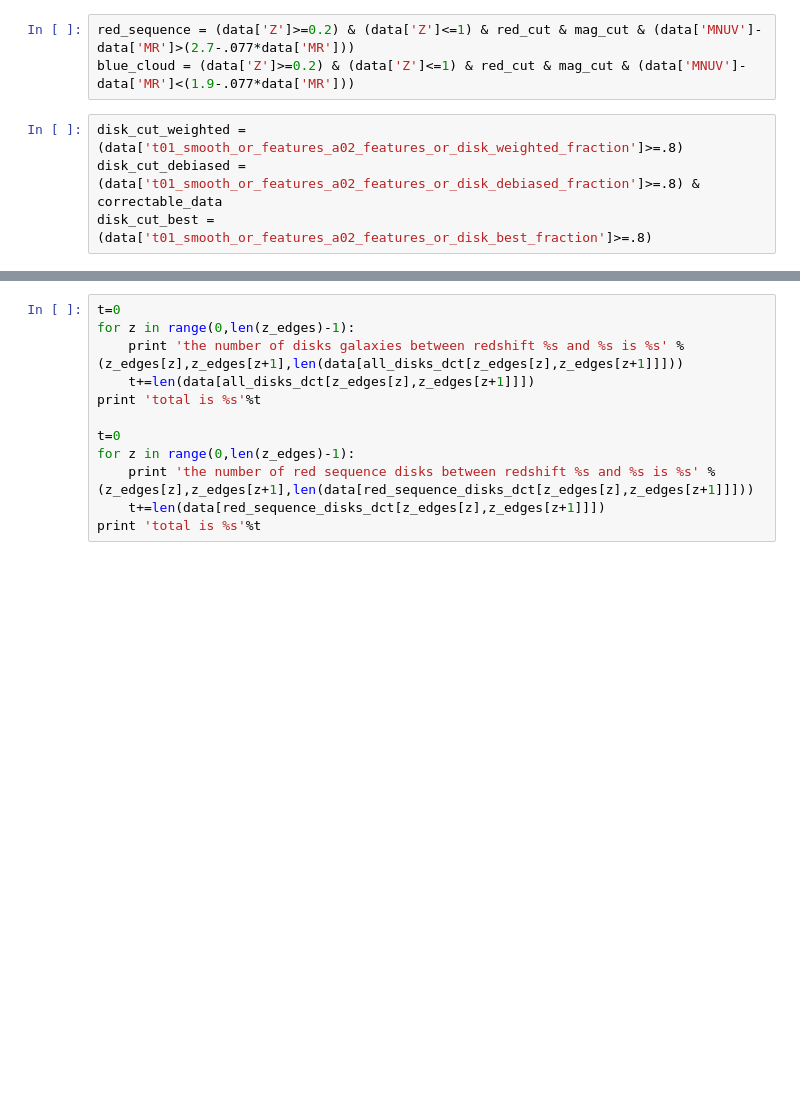
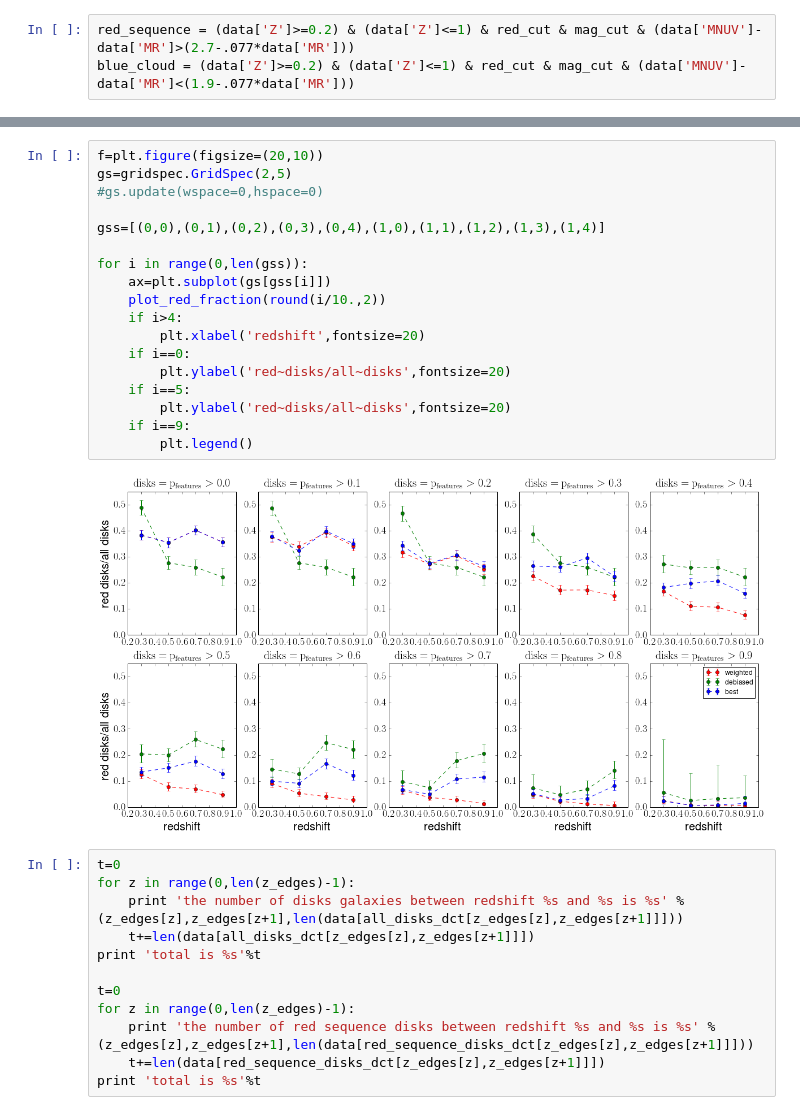
Before and after one commit to Mel23/GZ_Hubble_Science, a Jupyter notebook: Red_Disk_Fraction/red_disks.ipynb, the cells around one changed output, grey strips where cells are left out. Saved outputs shown, nothing was run; the diff lists cells and outputs as text; blank space fills up the shorter version.

```diff
--- a/Red_Disk_Fraction/red_disks.ipynb
+++ b/Red_Disk_Fraction/red_disks.ipynb
@@ -424,8 +687,4 @@ for i in range(0,len(MR_edges)-1):
 # %%
 red_sequence = (data['Z']>=0.2) & (data['Z']<=1) & red_cut & mag_cut & (data['MNUV']-data['MR']>(2.7-.077*data['MR']))
 blue_cloud = (data['Z']>=0.2) & (data['Z']<=1) & red_cut & mag_cut & (data['MNUV']-data['MR']<(1.9-.077*data['MR']))
-# %%
-disk_cut_weighted = (data['t01_smooth_or_features_a02_features_or_disk_weighted_fraction']>=.8)
-disk_cut_debiased = (data['t01_smooth_or_features_a02_features_or_disk_debiased_fraction']>=.8) & correctable_data
-disk_cut_best = (data['t01_smooth_or_features_a02_features_or_disk_best_fraction']>=.8)
 # %%
@@ -510,3 +772,23 @@ plt.legend(fontsize=20)
+# %%
+f=plt.figure(figsize=(20,10))
+gs=gridspec.GridSpec(2,5)
+#gs.update(wspace=0,hspace=0)
+
+gss=[(0,0),(0,1),(0,2),(0,3),(0,4),(1,0),(1,1),(1,2),(1,3),(1,4)]
+
+for i in range(0,len(gss)):
+    ax=plt.subplot(gs[gss[i]])
+    plot_red_fraction(round(i/10.,2))
+    if i>4:
+        plt.xlabel('redshift',fontsize=20)
+    if i==0:
+        plt.ylabel('red~disks/all~disks',fontsize=20)
+    if i==5:
+        plt.ylabel('red~disks/all~disks',fontsize=20)
+    if i==9:
+        plt.legend()
+# %% [output]
+[figure, added]
 # %%
 t=0
 for z in range(0,len(z_edges)-1):
```
Also changed, not shown: parts of 9 cells of this notebook.
